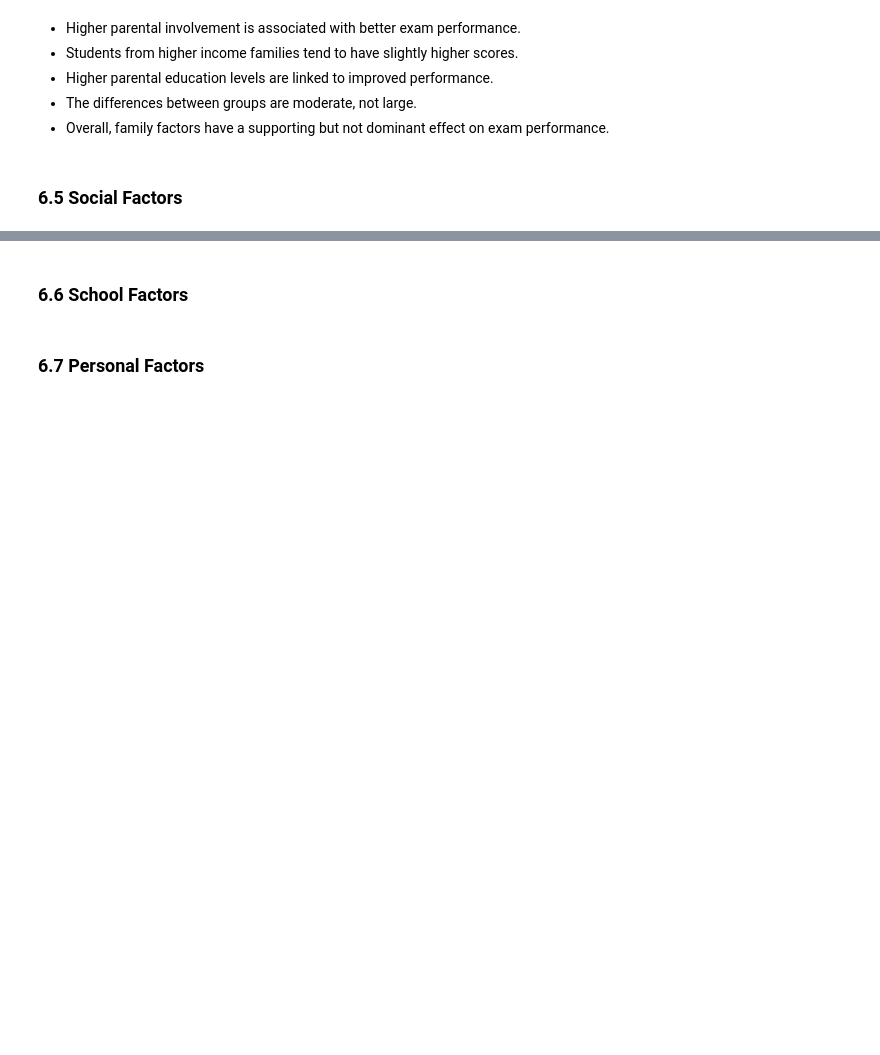
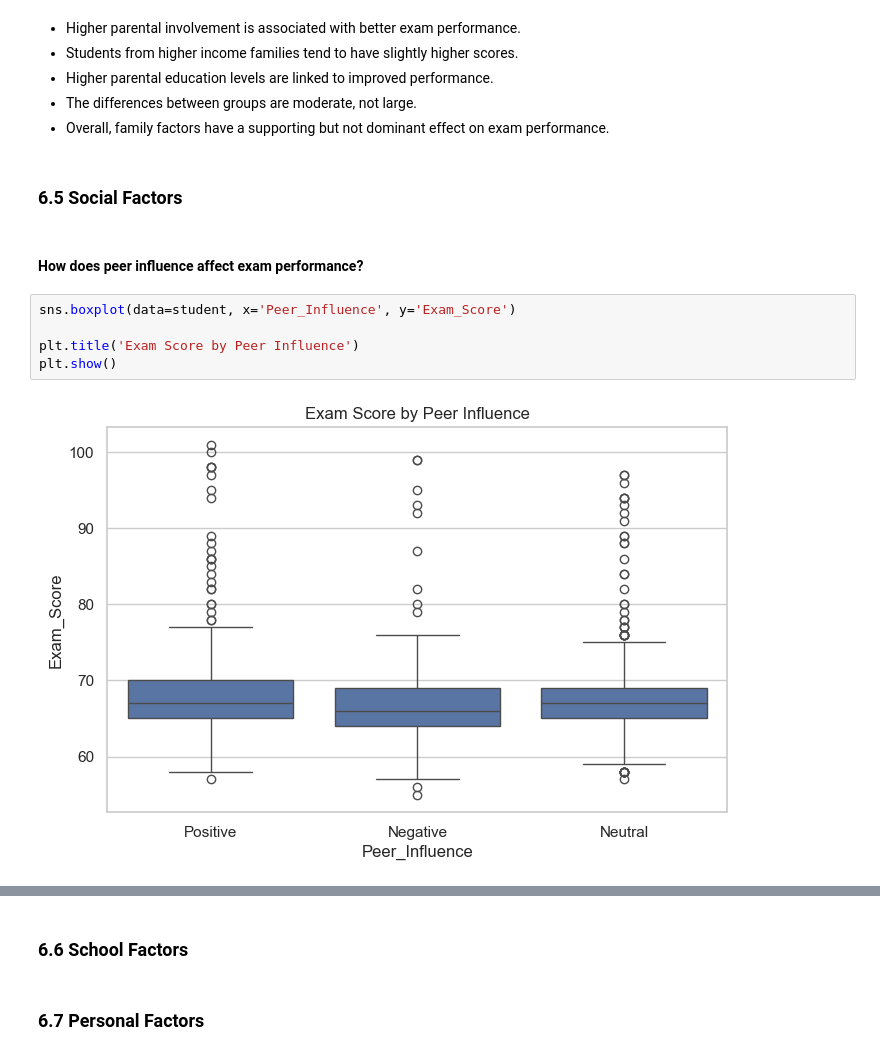
Before and after one commit to Nujud123/A-AI-Bootcamp, a Jupyter notebook: student/course2/p2_student_exam.ipynb, the cells around one changed output, grey strips where cells are left out. Saved outputs shown, nothing was run; the diff lists cells and outputs as text; blank space fills up the shorter version.

```diff
--- a/student/course2/p2_student_exam.ipynb
+++ b/student/course2/p2_student_exam.ipynb
@@ -387,3 +387,12 @@ plt.show()
 - Overall, family factors have a supporting but not dominant effect on exam performance.
 # %% [markdown]
 ### 6.5 Social Factors
+# %% [markdown]
+#### How does peer influence affect exam performance?
+# %%
+sns.boxplot(data=student, x='Peer_Influence', y='Exam_Score')
+
+plt.title('Exam Score by Peer Influence')
+plt.show()
+# %% [output]
+[figure, added]
```
Also changed, not shown: parts of 4 cells of this notebook.
